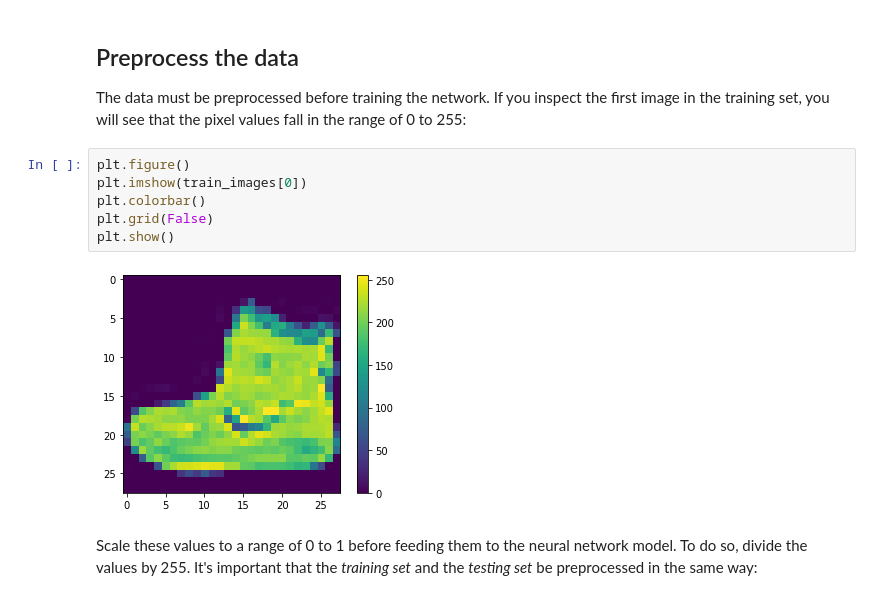
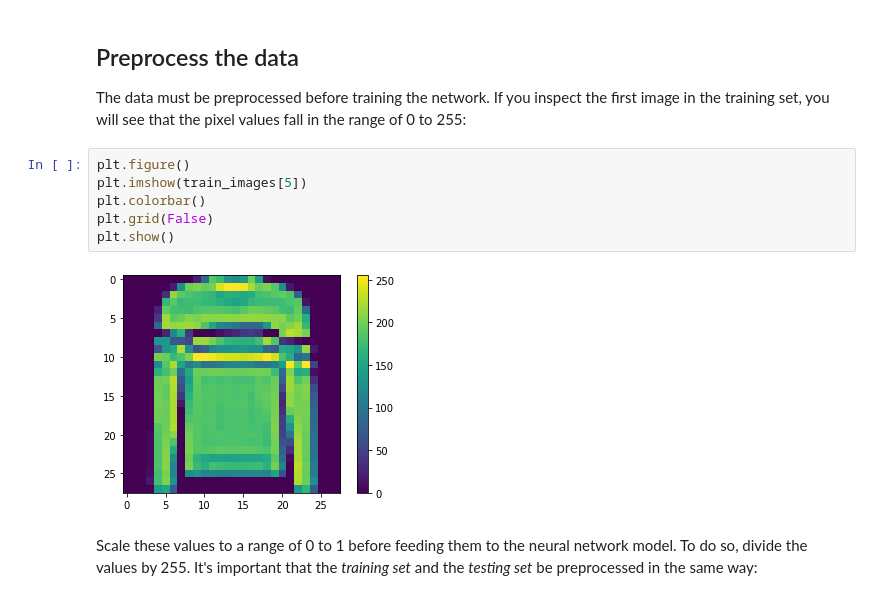
Before and after one commit to vertizon/machine-learning, a Jupyter notebook: classification.ipynb, the cells around one changed output. Saved outputs shown, nothing was run; the diff lists cells and outputs as text.

```diff
--- a/classification.ipynb
+++ b/classification.ipynb
@@ -188,12 +194,12 @@ len(test_labels)
 The data must be preprocessed before training the network. If you inspect the first image in the training set, you will see that the pixel values fall in the range of 0 to 255:
 # %%
 plt.figure()
-plt.imshow(train_images[0])
+plt.imshow(train_images[5])
 plt.colorbar()
 plt.grid(False)
 plt.show()
 # %% [output]
-[figure, old version]
+[figure, new version]
 # %% [markdown]
 Scale these values to a range of 0 to 1 before feeding them to the neural network model. To do so, divide the values by 255. It's important that the *training set* and the *testing set* be preprocessed in the same way:
 # %%
```
Also changed, not shown: parts of 6 cells of this notebook, 22 other files.
